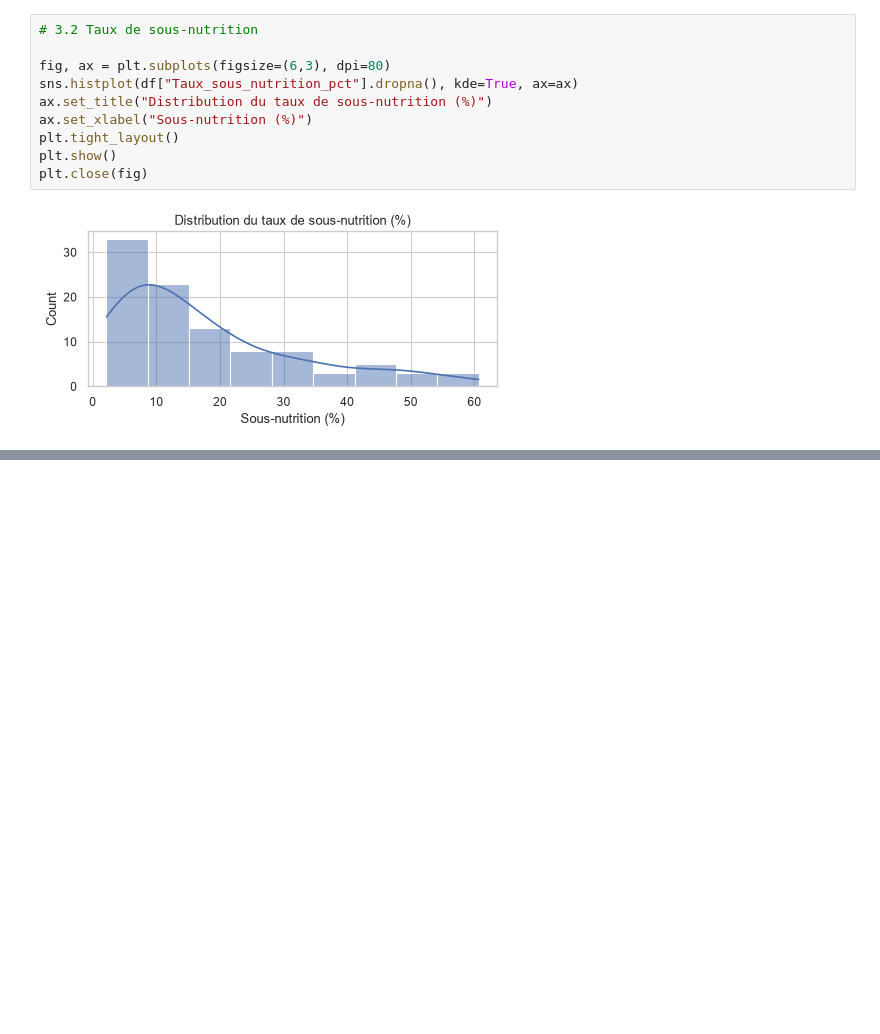
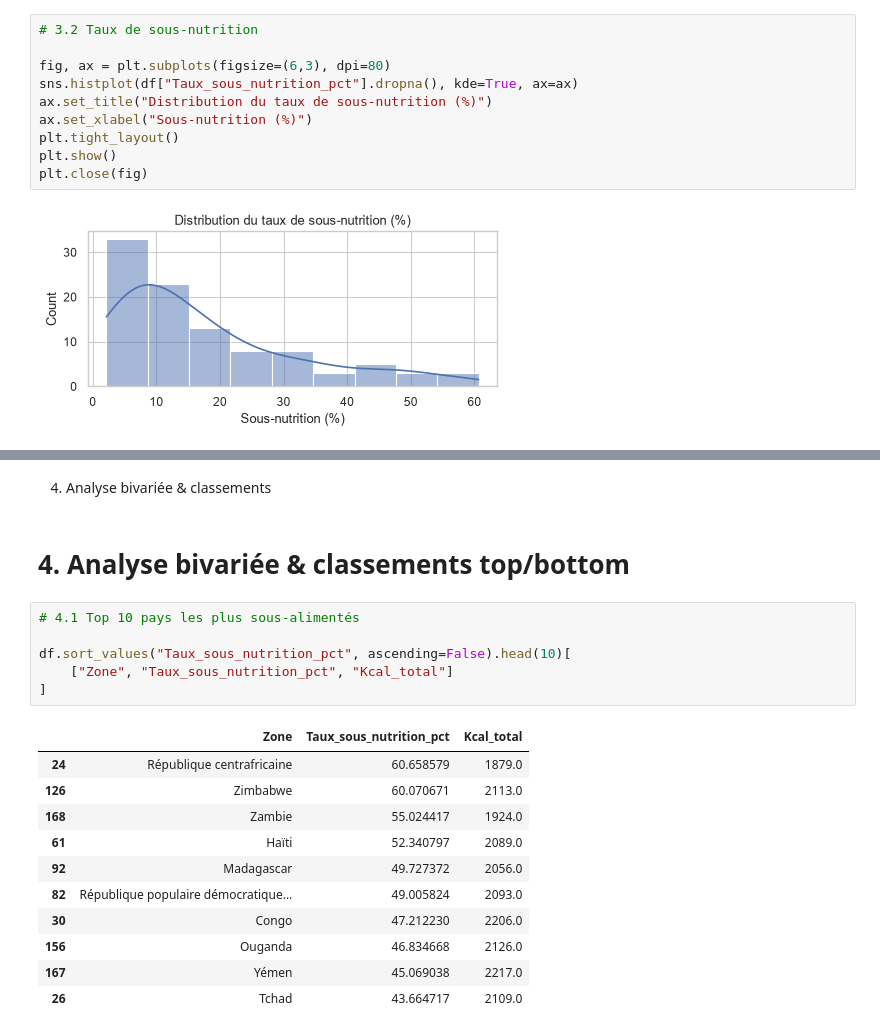
Before and after one commit to SIMPLON-DIST-Data-Analyst-211541/FAO-DATALAB_PATRICK, a Jupyter notebook: notebooks/J2_analyse exploratoire et corrélations.ipynb, the cells around one changed output, grey strips where cells are left out. Drawn from its saved outputs; the diff is of its cells as text; blank space fills up the shorter version.

Commit message:
Analyse bivariée & classements top/bottom

```diff
--- a/notebooks/J2_analyse exploratoire et corrélations.ipynb
+++ b/notebooks/J2_analyse exploratoire et corrélations.ipynb
@@ -87,0 +98,22 @@ plt.close(fig)
+# %% [markdown]
+4. Analyse bivariée & classements
+# %% [markdown]
+# 4. Analyse bivariée & classements top/bottom
+# %%
+# 4.1 Top 10 pays les plus sous-alimentés
+
+df.sort_values("Taux_sous_nutrition_pct", ascending=False).head(10)[
+    ["Zone", "Taux_sous_nutrition_pct", "Kcal_total"]
+]
+# %% [output]
+|  | Zone | Taux_sous_nutrition_pct | Kcal_total |
+| 24 | République centrafricaine | 60.658579 | 1879.0 |
+| 126 | Zimbabwe | 60.070671 | 2113.0 |
+| 168 | Zambie | 55.024417 | 1924.0 |
+| 61 | Haïti | 52.340797 | 2089.0 |
+| 92 | Madagascar | 49.727372 | 2056.0 |
+| 82 | République populaire démocratique... | 49.005824 | 2093.0 |
+| 30 | Congo | 47.212230 | 2206.0 |
+| 156 | Ouganda | 46.834668 | 2126.0 |
+| 167 | Yémen | 45.069038 | 2217.0 |
+| 26 | Tchad | 43.664717 | 2109.0 |
```
Also changed, not shown: parts of 7 cells of this notebook.
